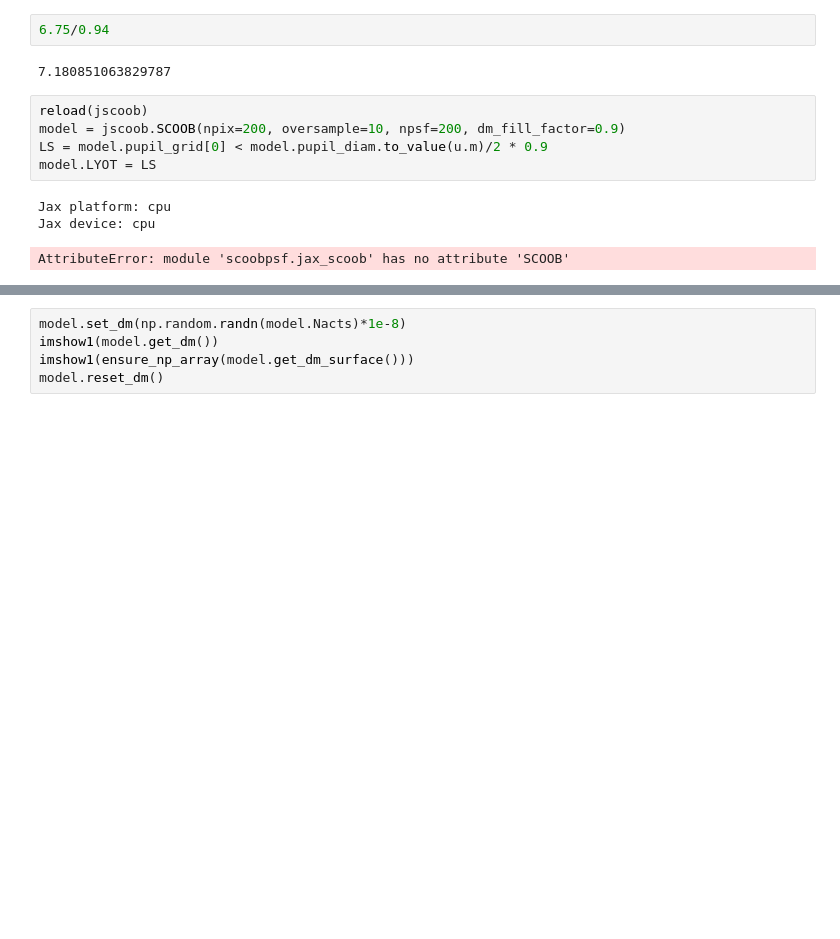
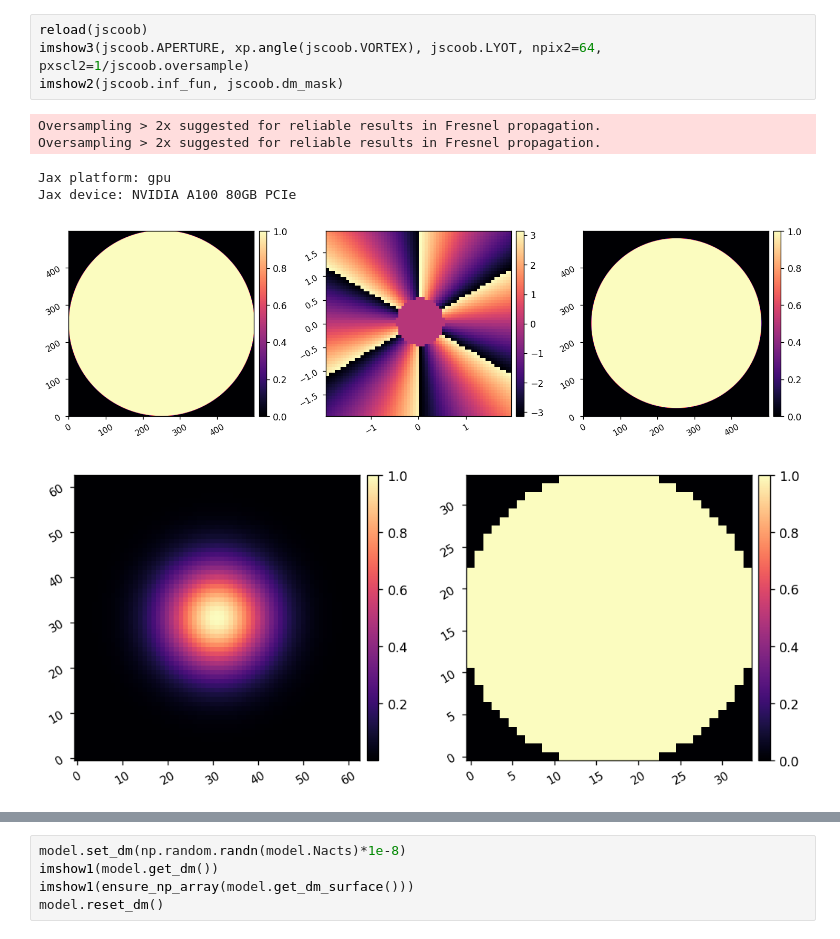
Before and after one commit to uasal/scoob-psf, a Jupyter notebook: example-notebooks/jax_scoob_tests.ipynb, the cells around one changed output, grey strips where cells are left out. Drawn from its saved outputs; the diff is of its cells as text; blank space fills up the shorter version.

Commit message:
developing adjoint model for the DM

```diff
--- a/example-notebooks/jax_scoob_tests.ipynb
+++ b/example-notebooks/jax_scoob_tests.ipynb
@@ -22,13 +34,11 @@ Jax device: cpu
-# %%
-6.75/0.94
-# %% [output]
-7.180851063829787
-# %%
-reload(jscoob)
-model = jscoob.SCOOB(npix=200, oversample=10, npsf=200, dm_fill_factor=0.9)
-LS = model.pupil_grid[0] < model.pupil_diam.to_value(u.m)/2 * 0.9
-model.LYOT = LS
-# %% [output]
-Jax platform: cpu
-Jax device: cpu
-AttributeError: module 'scoobpsf.jax_scoob' has no attribute 'SCOOB'
+# %%
+reload(jscoob)
+imshow3(jscoob.APERTURE, xp.angle(jscoob.VORTEX), jscoob.LYOT, npix2=64, pxscl2=1/jscoob.oversample)
+imshow2(jscoob.inf_fun, jscoob.dm_mask)
+# %% [output]
+Oversampling > 2x suggested for reliable results in Fresnel propagation.
+Oversampling > 2x suggested for reliable results in Fresnel propagation.
+Jax platform: gpu
+Jax device: NVIDIA A100 80GB PCIe
+[figure, added]
+[figure, added]
```
Also changed, not shown: parts of 7 cells of this notebook, 14 other files.
